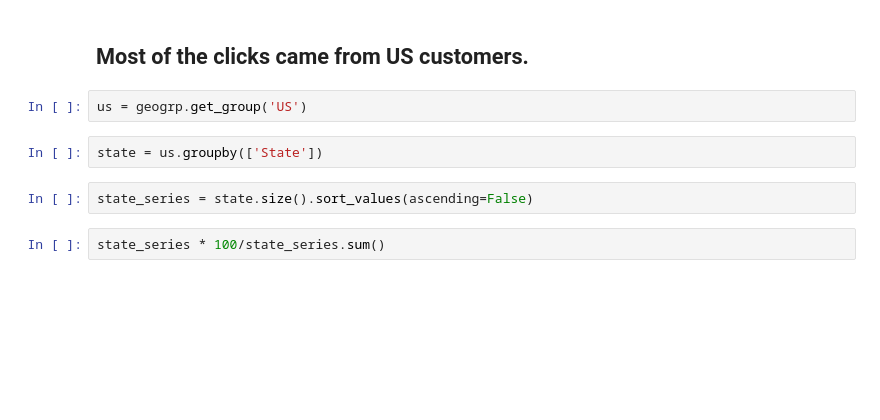
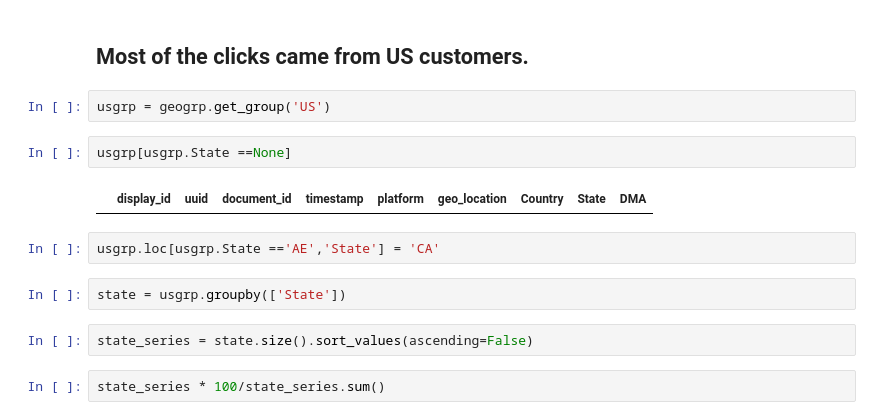
Before and after one commit to vishalchangrani/outbrain, a Jupyter notebook: Outbrain-Copy2.ipynb, the cells around one changed output. Drawn from its saved outputs; the diff is of its cells as text; blank space fills up the shorter version.

```diff
--- a/Outbrain-Copy2.ipynb
+++ b/Outbrain-Copy2.ipynb
@@ -103,9 +124,15 @@ plt.title('Number of appearances in dataset')
 # %% [markdown]
 ## Most of the clicks came from US customers.
 # %%
-us = geogrp.get_group('US')
+usgrp = geogrp.get_group('US')
+# %%
+usgrp[usgrp.State ==None]
+# %% [output]
+|  | display_id | uuid | document_id | timestamp | platform | geo_location | Country | State | DMA |
+# %%
+usgrp.loc[usgrp.State =='AE','State'] = 'CA'
 # %%
-state = us.groupby(['State'])
+state = usgrp.groupby(['State'])
 # %%
 state_series = state.size().sort_values(ascending=False)
 # %%
```
Also changed, not shown: parts of 17 cells of this notebook.
